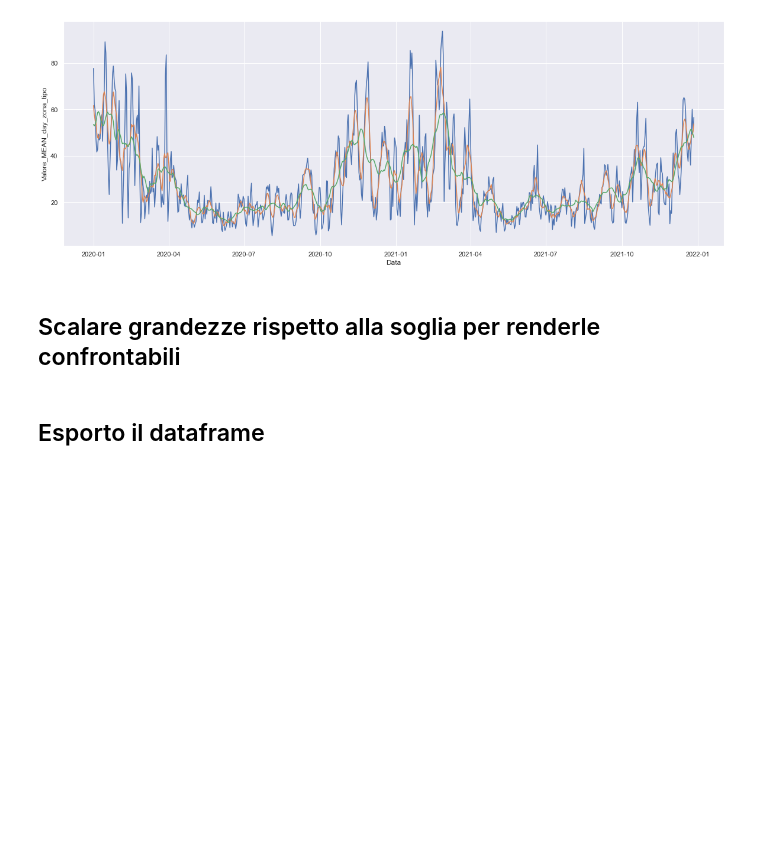
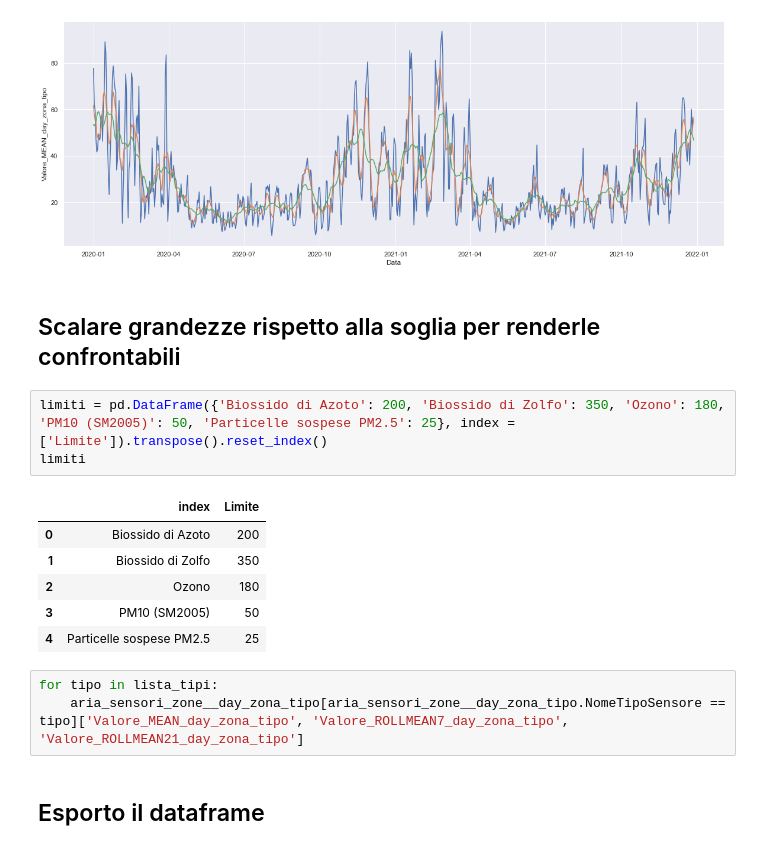
Before and after one commit to giocoal/air-quality-milano-interactive-data-visualization-tableau, a Jupyter notebook: Data_Visualization_project_21_22.ipynb, the cells around one changed output. Saved outputs shown, nothing was run; the diff lists cells and outputs as text; blank space fills up the shorter version.

```diff
--- a/Data_Visualization_project_21_22.ipynb
+++ b/Data_Visualization_project_21_22.ipynb
@@ -858,6 +879,19 @@ sns.lineplot(x="Data", y='Valore_ROLLMEAN21_day_zona_tipo', data=aria_sensori_zo
 [figure]
 # %% [markdown]
 ## Scalare grandezze rispetto alla soglia per renderle confrontabili
+# %%
+limiti = pd.DataFrame({'Biossido di Azoto': 200, 'Biossido di Zolfo': 350, 'Ozono': 180, 'PM10 (SM2005)': 50, 'Particelle sospese PM2.5': 25}, index = ['Limite']).transpose().reset_index()
+limiti
+# %% [output]
+|  | index | Limite |
+| 0 | Biossido di Azoto | 200 |
+| 1 | Biossido di Zolfo | 350 |
+| 2 | Ozono | 180 |
+| 3 | PM10 (SM2005) | 50 |
+| 4 | Particelle sospese PM2.5 | 25 |
+# %%
+for tipo in lista_tipi:
+    aria_sensori_zone__day_zona_tipo[aria_sensori_zone__day_zona_tipo.NomeTipoSensore == tipo]['Valore_MEAN_day_zona_tipo', 'Valore_ROLLMEAN7_day_zona_tipo', 'Valore_ROLLMEAN21_day_zona_tipo']
 # %% [markdown]
 ## Esporto il dataframe
 # %%
```
Also changed, not shown: parts of 36 cells of this notebook.
